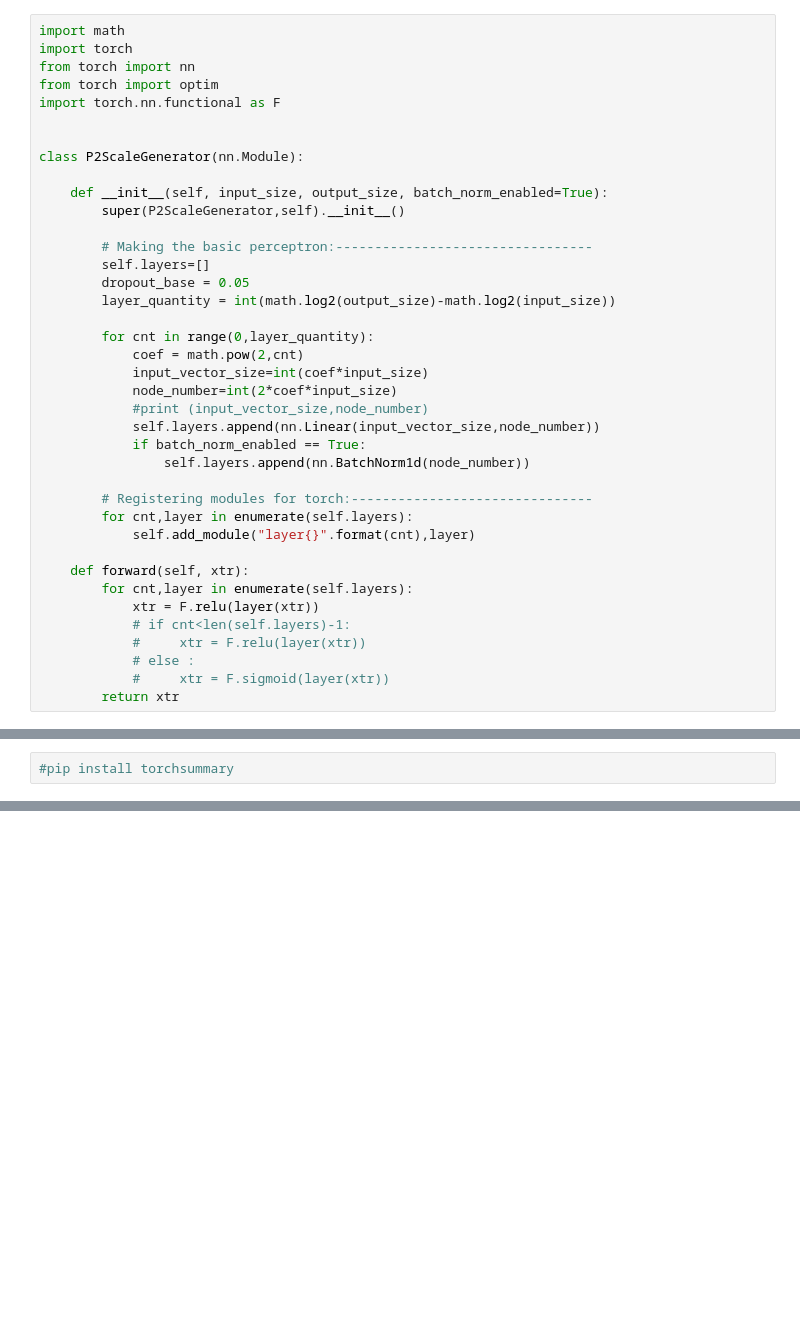
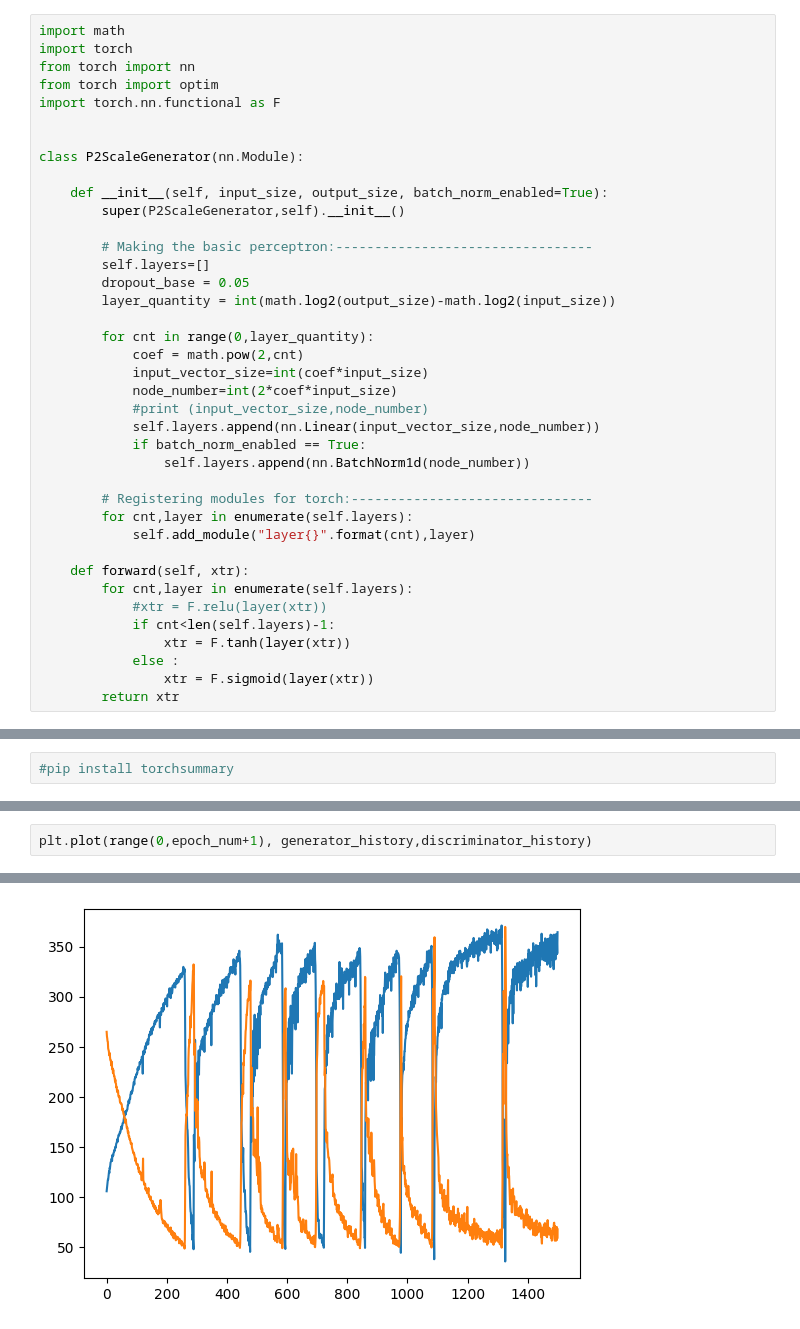
Before and after one commit to Aleksey-I-Nazimov/NeuralNetworks, a Jupyter notebook: pytorch/lesson-8/task.ipynb, the cells around one changed output, grey strips where cells are left out. Drawn from its saved outputs; the diff is of its cells as text; blank space fills up the shorter version.

```diff
--- a/pytorch/lesson-8/task.ipynb
+++ b/pytorch/lesson-8/task.ipynb
@@ -104,11 +119,11 @@ class P2ScaleGenerator(nn.Module):
 
     def forward(self, xtr):
         for cnt,layer in enumerate(self.layers):
-            xtr = F.relu(layer(xtr))
-            # if cnt<len(self.layers)-1:
-            #     xtr = F.relu(layer(xtr))
-            # else :
-            #     xtr = F.sigmoid(layer(xtr))
+            #xtr = F.relu(layer(xtr))
+            if cnt<len(self.layers)-1:
+                xtr = F.tanh(layer(xtr))
+            else :
+                xtr = F.sigmoid(layer(xtr))
         return xtr
 # %%
 
@@ -264,0 +327,3 @@ for epoch_num in range(100000):
+# %%
+plt.plot(range(0,epoch_num+1), generator_history,discriminator_history)
+# %% [output]
@@ -265,3 +332,4 @@ for epoch_num in range(100000):
+[figure, added]
 # %%
 x=generate_noise()
 y=generator(x).detach().numpy()
```
Also changed, not shown: parts of 10 cells of this notebook.
